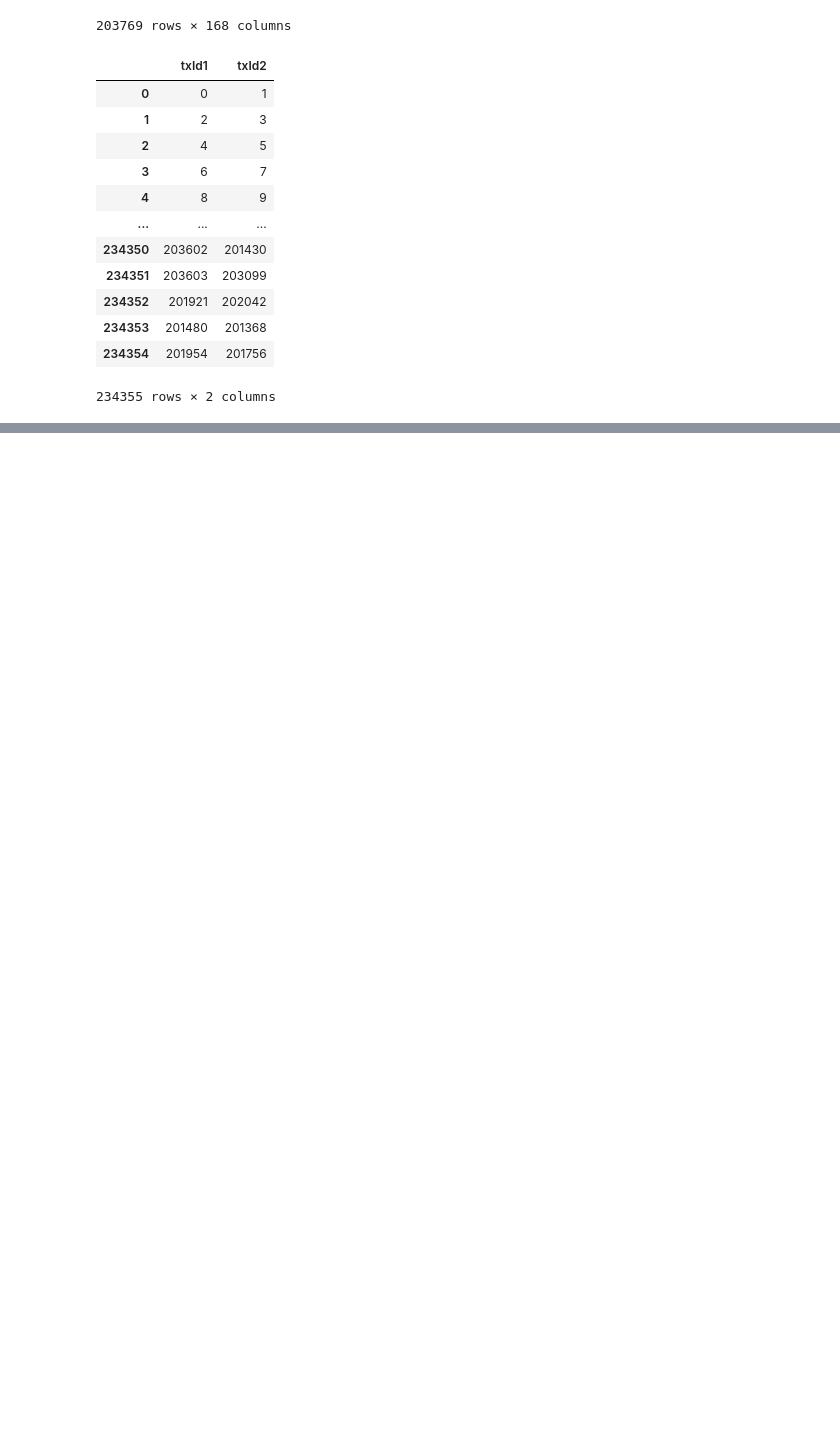
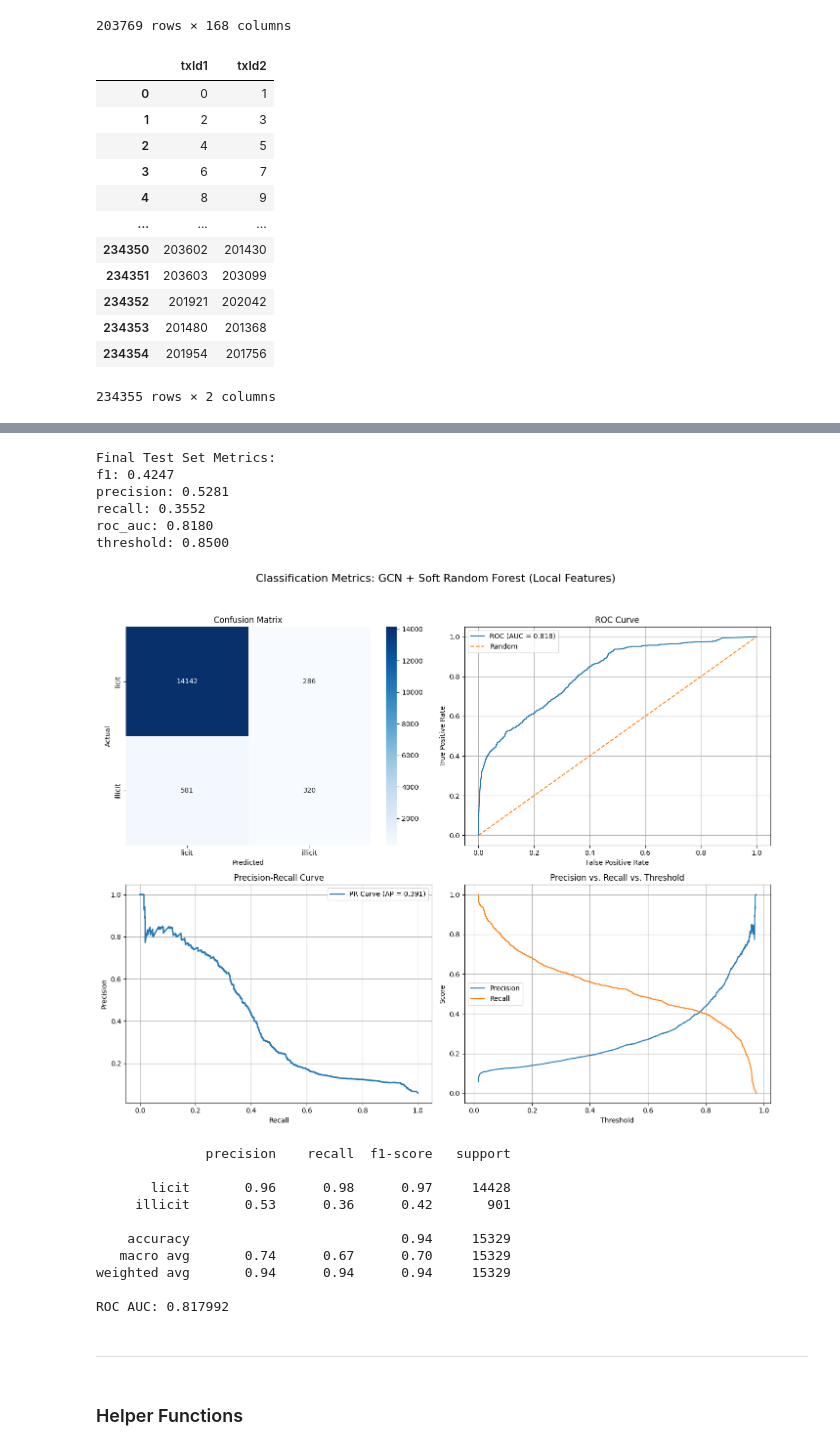
Before and after one commit to victorhsu890524/elliptic-data-set, a Jupyter notebook: notebooks/hybrid_model.ipynb, the cells around one changed output, grey strips where cells are left out. Cells and saved outputs as stored; diff of their text form; code cells hidden in the pictures; blank space fills up the shorter version.

```diff
--- a/notebooks/hybrid_model.ipynb
+++ b/notebooks/hybrid_model.ipynb
@@ -59,13 +60,11 @@ display(df_node, df_edge)
 234355 rows × 2 columns
 # %%
 # Train/test mask
-train_mask = torch.tensor((df_node['timeStep'] <= 35) & (df_node['class'] != 2), dtype=torch.bool)
-test_mask = torch.tensor((df_node['timeStep'] > 35) & (df_node['class'] != 2), dtype=torch.bool)
+train_known_mask = torch.tensor((df_node['timeStep'] <= 35) & (df_node['class'] != 2), dtype=torch.bool)
+test_known_mask = torch.tensor((df_node['timeStep'] > 35) & (df_node['class'] != 2), dtype=torch.bool)
 # %%
+# node features
 local_features = [col for col in df_node.columns if col.startswith('localF')]
-aggregate_features = [col for col in df_node.columns if col.startswith('aggregatedF')]
-all_features = local_features + aggregate_features
+
+# edge_index
+edge_index = torch.tensor(df_edge.values.T, dtype=torch.long)
-# %%
-edge_index = torch.tensor(df_edge[['txId1', 'txId2']].values.T, dtype=torch.long)
-x_loc = torch.tensor(df_node[local_features].values, dtype=torch.float)
-y = torch.tensor(df_node['class'].values, dtype=torch.long)
@@ -73,0 +247,11 @@ y = torch.tensor(df_node['class'].values, dtype=torch.long)
+# %%
+# 9. Train Final Model
+model_final = GCNWithSoftRandomForest(input_dim=x_loc.shape[1], hidden_dim=64, num_classes=2).to(device)
+class_weights = torch.tensor([1-best_params['class_weight_1'], best_params['class_weight_1']], dtype=torch.float)
+criterion = nn.CrossEntropyLoss(weight=class_weights.to(device), ignore_index=2)
+optimizer = torch.optim.Adam(model_final.parameters(), lr=best_params['lr'], weight_decay=5e-4)
+
+for epoch in range(1001):
+    loss = train(model_final, data, optimizer, criterion, train_known_mask)
+    if epoch % 100 == 0:
+        print(f"Epoch {epoch} | Loss: {loss:.4f}")
@@ -74,3 +270,42 @@ y = torch.tensor(df_node['class'].values, dtype=torch.long)
+# %%
+# 10. Evaluate Final Model
+final_metrics = evaluate(model_final, data, eval_mask=test_known_mask)
+print("\nFinal Test Set Metrics:")
+for k, v in final_metrics.items():
+    print(f"{k}: {v:.4f}")
+
+model_final.eval()
+with torch.no_grad():
+    logits = model_final(data)
+    prob = F.softmax(logits, dim=1)[:, 1]
+
+y_test = data.y[data.test_mask].cpu().numpy()
+y_prob = prob[data.test_mask].cpu().numpy()
+y_pred = (y_prob >= final_metrics['threshold']).astype(int)
+
+plot_classification_results(y_test, y_prob, y_pred, 'GCN + Soft Random Forest (Local Features)')
+# %% [output]
+Final Test Set Metrics:
+f1: 0.4247
+precision: 0.5281
+recall: 0.3552
+roc_auc: 0.8180
+threshold: 0.8500
+[figure, added]
+              precision    recall  f1-score   support
+
+       licit       0.96      0.98      0.97     14428
+     illicit       0.53      0.36      0.42       901
+
+    accuracy                           0.94     15329
+   macro avg       0.74      0.67      0.70     15329
+weighted avg       0.94      0.94      0.94     15329
+
+ROC AUC: 0.817992
+# %% [markdown]
+---
+# %% [markdown]
+### Helper Functions
 # %%
 class TreeNode(nn.Module):
     def __init__(self, in_features):
```
Also changed, not shown: parts of 13 cells of this notebook, 5 other files.
